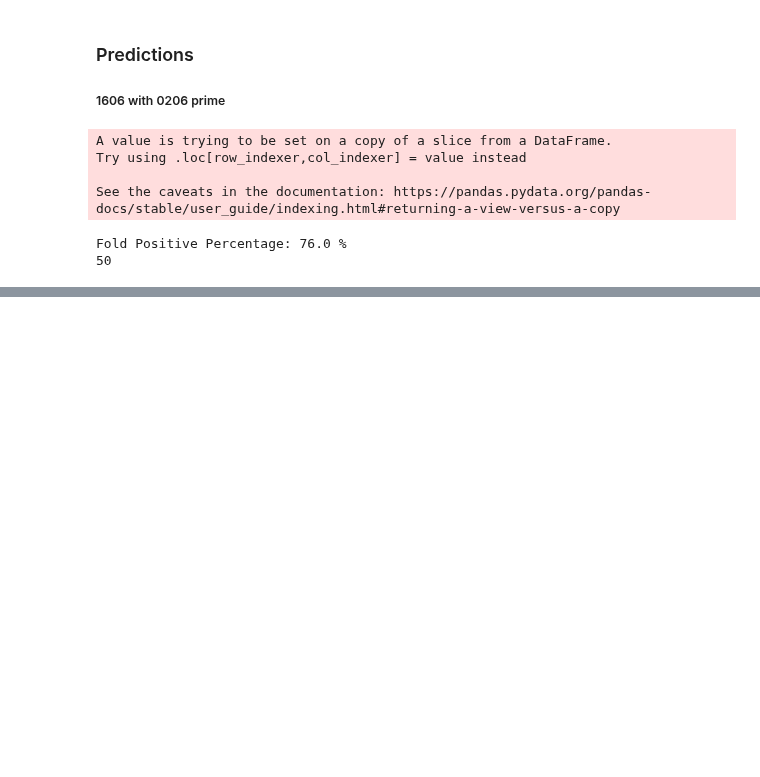
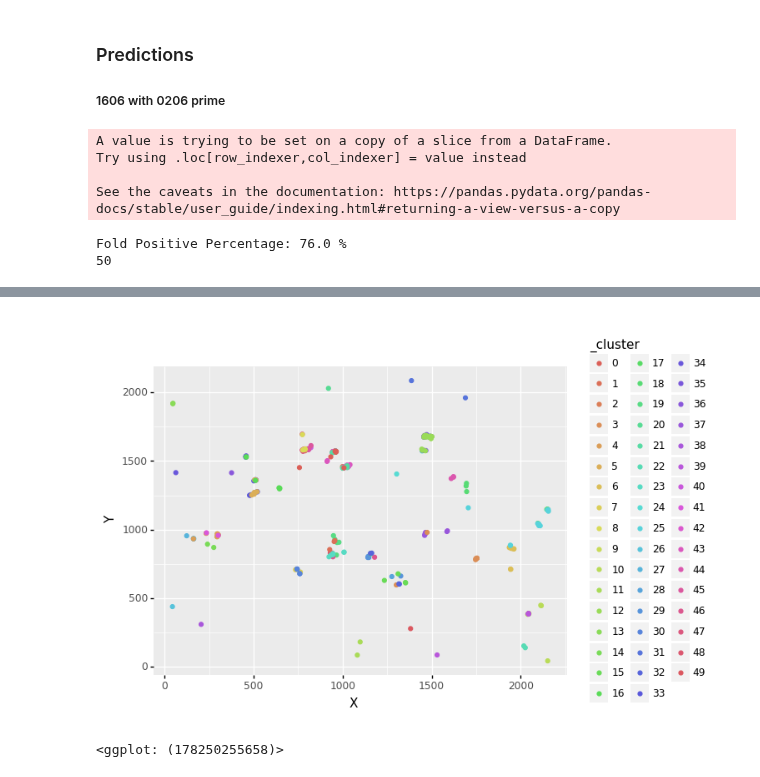
Before and after one commit to niightingale/bep_tools, a Jupyter notebook: fiji_analysis/models_X2.ipynb, the cells around one changed output, grey strips where cells are left out. Drawn from its saved outputs; the diff is of its cells as text; code cells hidden in the pictures; blank space fills up the shorter version.

```diff
--- a/fiji_analysis/models_X2.ipynb
+++ b/fiji_analysis/models_X2.ipynb
@@ -184,0 +212,9 @@ len(set(a))
+# %%
+m = KMeans(n_clusters = 50).fit(X_scaled)
+ar_wt_8_view['_cluster'] = pd.Categorical(m.labels_)
+
+ggplot(ar_wt_8_view, aes('X', 'Y', color = '_cluster')) +\
+    geom_point()
+# %% [output]
+[figure, added]
+<ggplot: (178250255658)>
```
Also changed, not shown: parts of 17 cells of this notebook, 4 other files.
